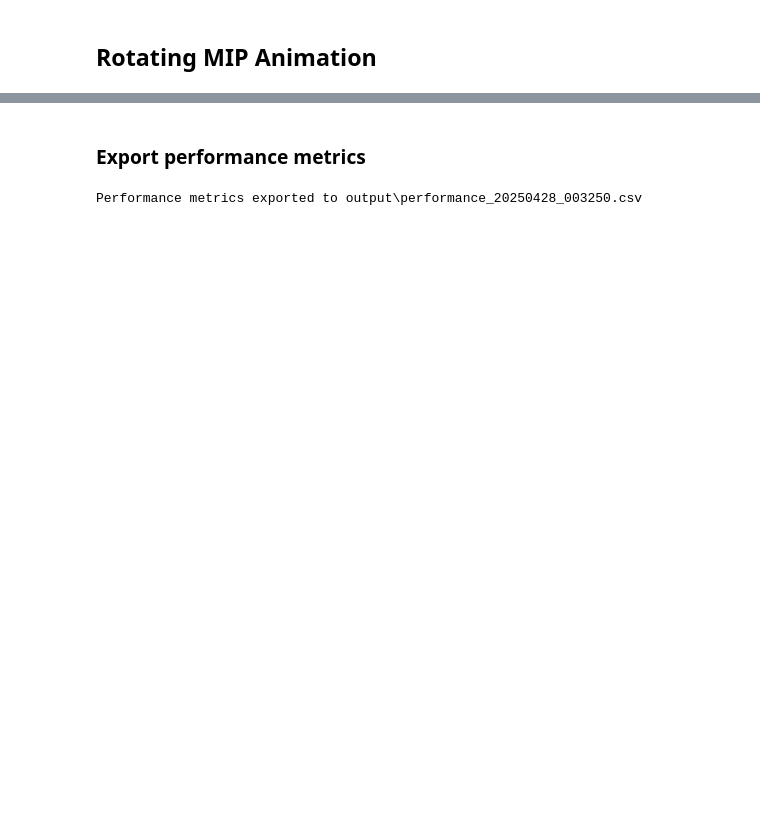
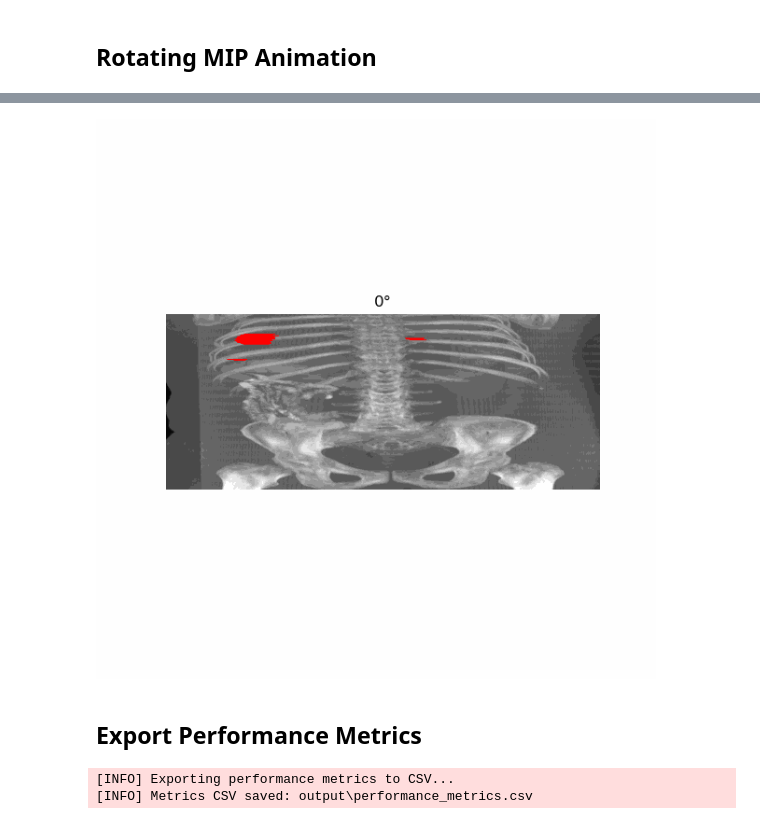
Before and after one commit to gcriscione/MIP, a Jupyter notebook: Project1/notebook.ipynb, the cells around one changed output, grey strips where cells are left out. Saved outputs shown, nothing was run; the diff lists cells and outputs as text; code cells hidden in the pictures; blank space fills up the shorter version.

```diff
--- a/Project1/notebook.ipynb
+++ b/Project1/notebook.ipynb
@@ -133,14 +231,33 @@ Processing complete.
+# %%
+from IPython.display import Image, display
+display(Image(filename=gif_path))
+# %% [output]
+[figure, added]
 # %% [markdown]
-### Export performance metrics
+## Export Performance Metrics
 # %%
-timestamp = time.strftime("%Y%m%d_%H%M%S")
-import csv
-perf_csv = os.path.join(OUTPUT_DIR, f"performance_{timestamp}.csv")
+logger.info("Exporting performance metrics to CSV...")
+perf_csv = os.path.join(OUTPUT_DIR, f"performance_metrics.csv")
+
+# Write CSV with units column
 with open(perf_csv, 'w', newline='') as f:
     writer = csv.writer(f)
-    writer.writerow(['metric', 'value'])
+    writer.writerow(['metric', 'value', 'unit'])
+    # Define unit mapping
+    unit_map = {
+        'total_ct_load_s': 's',
+        'segmentation_load_s': 's',
+        'mip_compute_s': 's',
+        'gif_creation_s': 's',
+        'memory_after_ct_load_bytes': 'bytes',
+        'memory_after_seg_bytes': 'bytes',
+        'memory_after_mip_bytes': 'bytes',
+        'memory_after_gif_bytes': 'bytes'
+    }
     for k, v in metrics.items():
-        writer.writerow([k, v])
-print(f"Performance metrics exported to {perf_csv}")
+        writer.writerow([k, v, unit_map.get(k, '')])
+
+logger.info(f"Metrics CSV saved: {perf_csv}")
 # %% [output]
-Performance metrics exported to output\performance_20250428_003250.csv
+[INFO] Exporting performance metrics to CSV...
+[INFO] Metrics CSV saved: output\performance_metrics.csv
```
Also changed, not shown: parts of 14 cells of this notebook, 12 other files.
